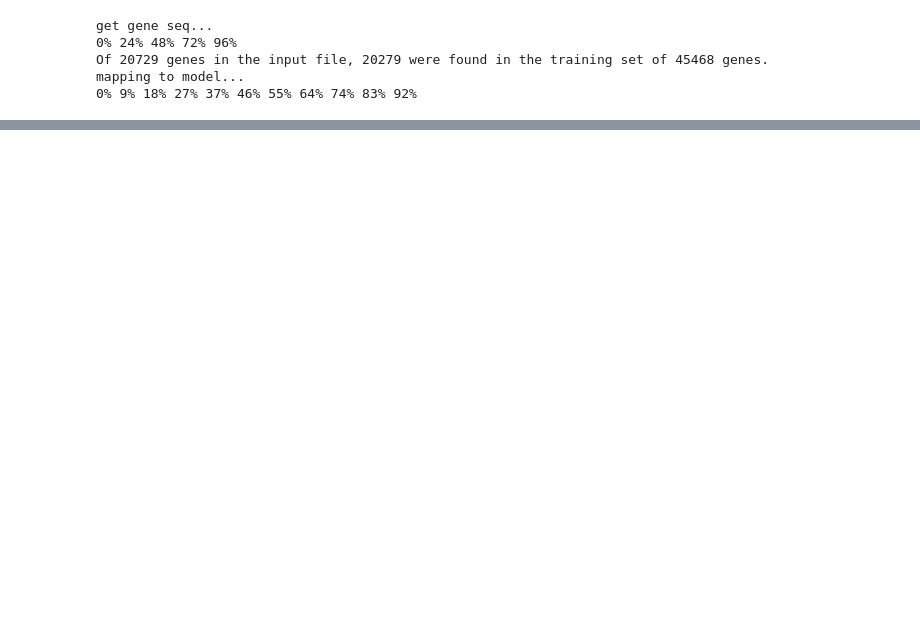
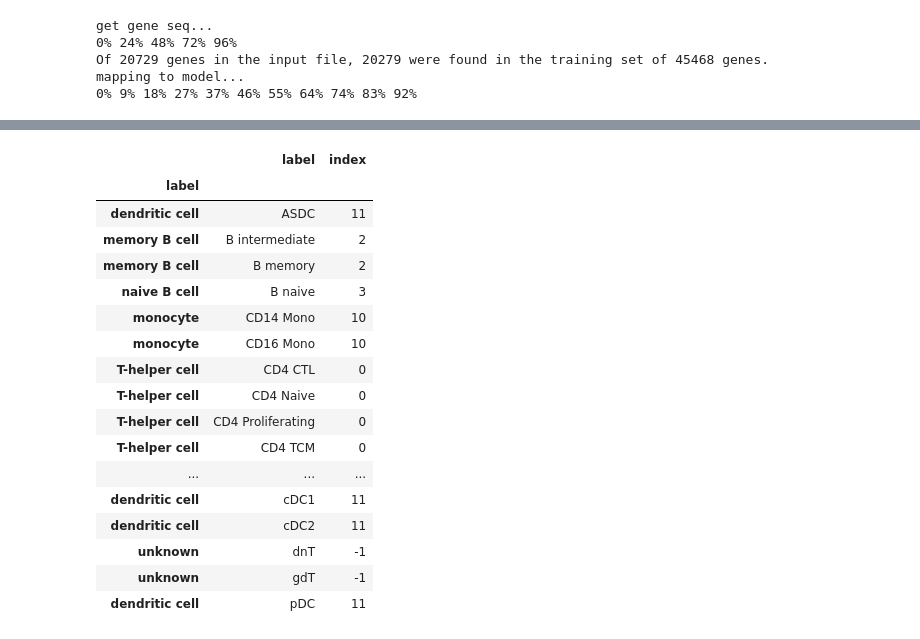
Before and after one commit to HsuShihHsueh/scClass, a Jupyter notebook: scClass_demo.ipynb, the cells around one changed output, grey strips where cells are left out. Saved outputs shown, nothing was run; the diff lists cells and outputs as text; code cells hidden in the pictures; blank space fills up the shorter version.

```diff
--- a/scClass_demo.ipynb
+++ b/scClass_demo.ipynb
@@ -248,0 +150,24 @@ HTML(html_code)
+# %%
+#@title <font color='yellow'>Auto Transfer label</font>
+
+label_y,label2 = np.unique(adata.obs[label_name],return_inverse=True)
+trans_table = scClass.auto_translabel(label_y)
+# %% [output]
+|  | label | index |
+| label |  |  |
+| dendritic cell | ASDC | 11 |
+| memory B cell | B intermediate | 2 |
+| memory B cell | B memory | 2 |
+| naive B cell | B naive | 3 |
+| monocyte | CD14 Mono | 10 |
+| monocyte | CD16 Mono | 10 |
+| T-helper cell | CD4 CTL | 0 |
+| T-helper cell | CD4 Naive | 0 |
+| T-helper cell | CD4 Proliferating | 0 |
+| T-helper cell | CD4 TCM | 0 |
+| ... | ... | ... |
+| dendritic cell | cDC1 | 11 |
+| dendritic cell | cDC2 | 11 |
+| unknown | dnT | -1 |
+| unknown | gdT | -1 |
+| dendritic cell | pDC | 11 |
```
Also changed, not shown: parts of 10 cells of this notebook.
